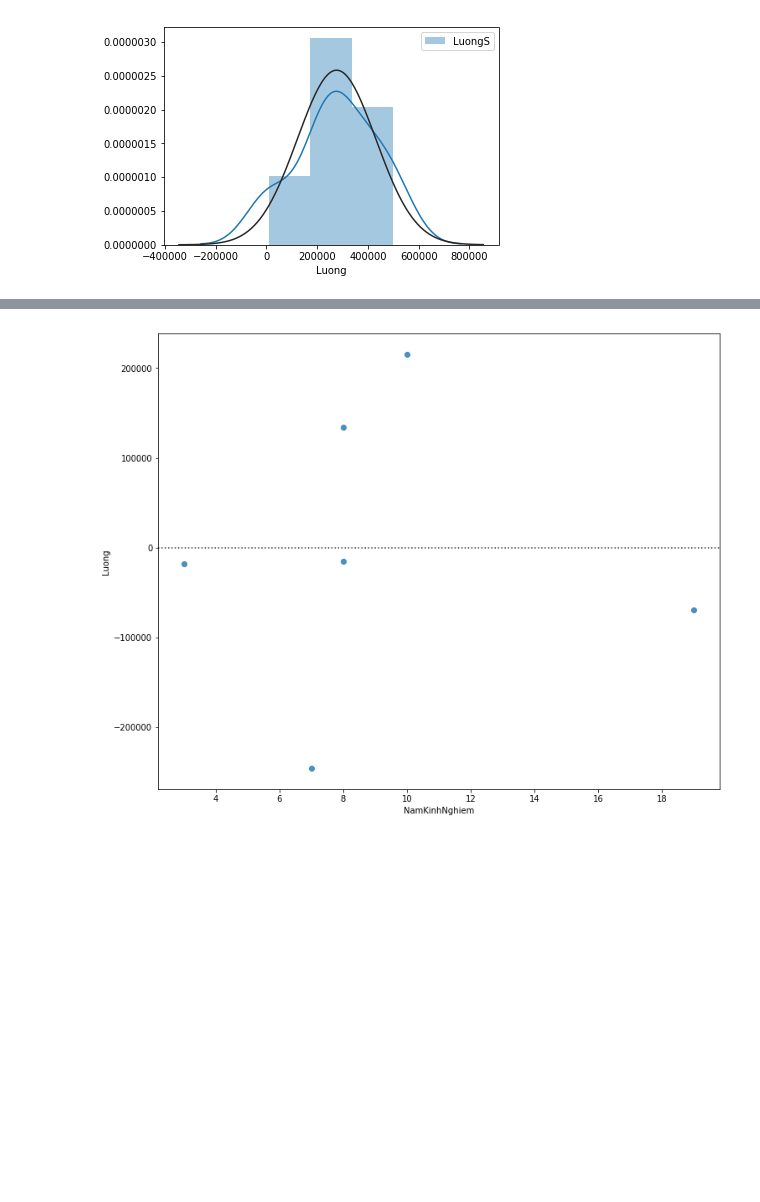
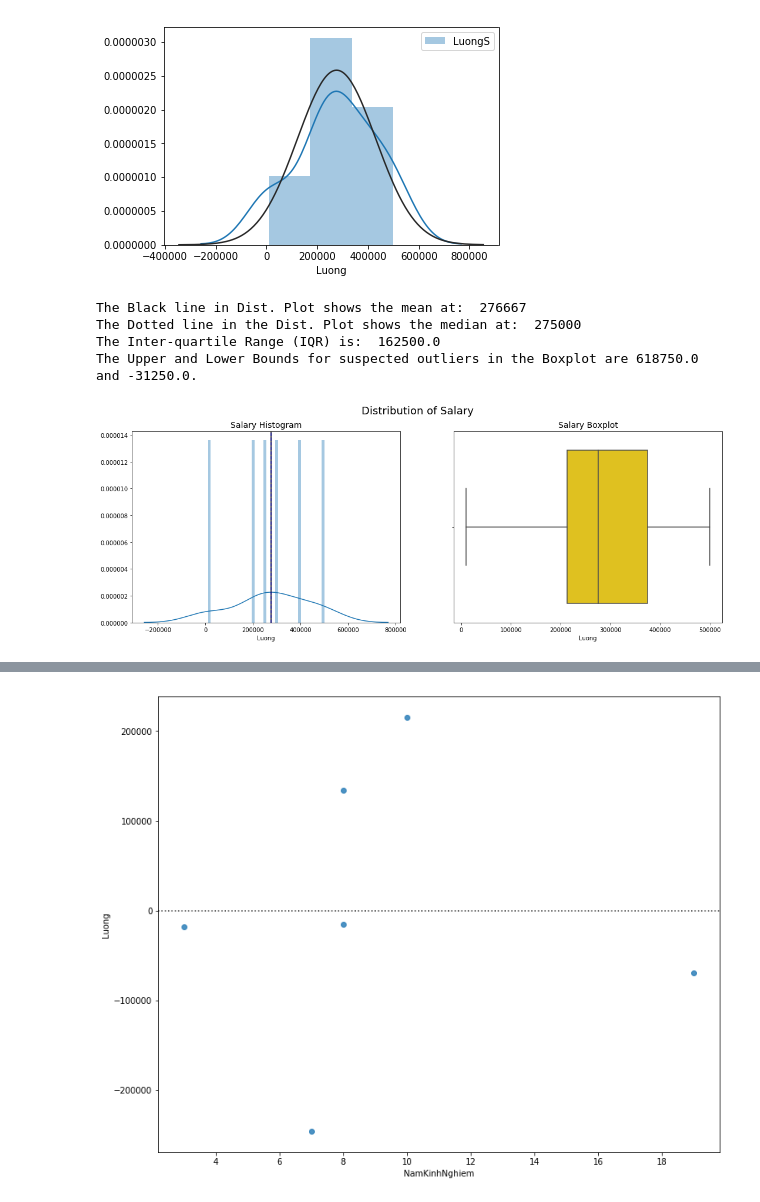
Before and after one commit to DucLong06/Salary-Prediction, a Jupyter notebook: Salary Prediction.ipynb, the cells around one changed output, grey strips where cells are left out. Cells and saved outputs as stored; diff of their text form; code cells hidden in the pictures; blank space fills up the shorter version.

```diff
--- a/Salary Prediction.ipynb
+++ b/Salary Prediction.ipynb
@@ -210,6 +212,36 @@ Salary Kurtosis: 0.4037669010275833
 Salary distribution is approximately symmetric
 <matplotlib.legend.Legend at 0x...>
 [figure]
+# %%
+#Visualizing Salary
+
+f, ax = plt.subplots(1,2,figsize=(18,6))
+sns.distplot(train_data['Luong'], ax=ax[0], bins=40, kde=True, norm_hist=True)
+ax[0].axvline(np.mean(train_data['Luong']), color='black')
+ax[0].axvline(np.median(train_data['Luong']), color='darkblue', linestyle='--')
+ax[0].set_title('Salary Histogram',fontsize = 14)
+sns.boxplot(train_data['Luong'], ax=ax[1], color='gold')
+ax[1].set_title('Salary Boxplot', fontsize = 14)
+f.suptitle('Distribution of Salary', fontsize = 18)
+
+print("The Black line in Dist. Plot shows the mean at: ",round(train_data['Luong'].mean()))
+print("The Dotted line in the Dist. Plot shows the median at: ", round(train_data['Luong'].median()))
+
+#Displaying the Upper & Lower limits of the range of Salary with IQR rule.
+
+stat = train_data.Luong.describe()
+#print(stat)
+IQR = stat['75%'] - stat['25%']
+upper = stat['75%'] + 1.5 * IQR
+lower = stat['25%'] - 1.5 * IQR
+print('The Inter-quartile Range (IQR) is: ', IQR)
+print('The Upper and Lower Bounds for suspected outliers in the Boxplot are {} and {}.'.format(upper, lower))
+# %% [output]
+The Black line in Dist. Plot shows the mean at:  276667
+The Dotted line in the Dist. Plot shows the median at:  275000
+The Inter-quartile Range (IQR) is:  162500.0
+The Upper and Lower Bounds for suspected outliers in the Boxplot are 618750.0 and -31250.0.
+[figure, added]
 # %%
 # Plot regression line on years of experience
 width = 12
```
Also changed, not shown: parts of 2 cells of this notebook.
